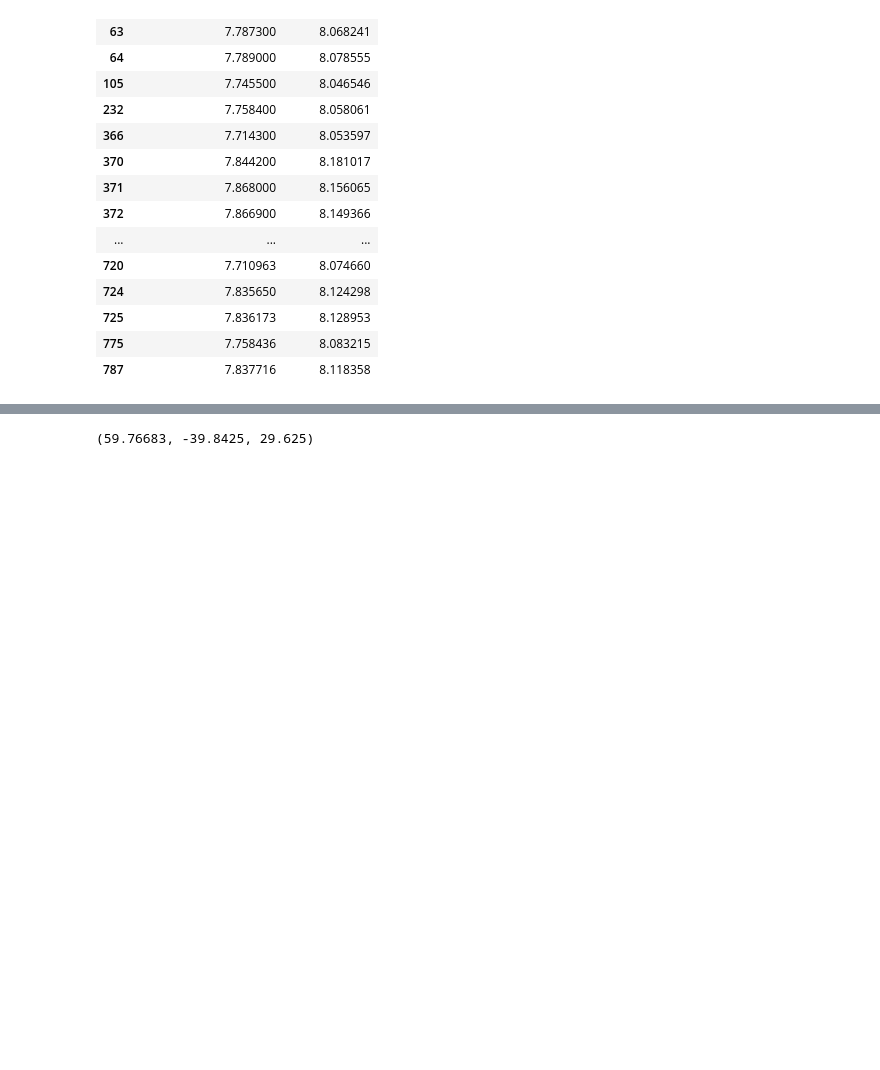
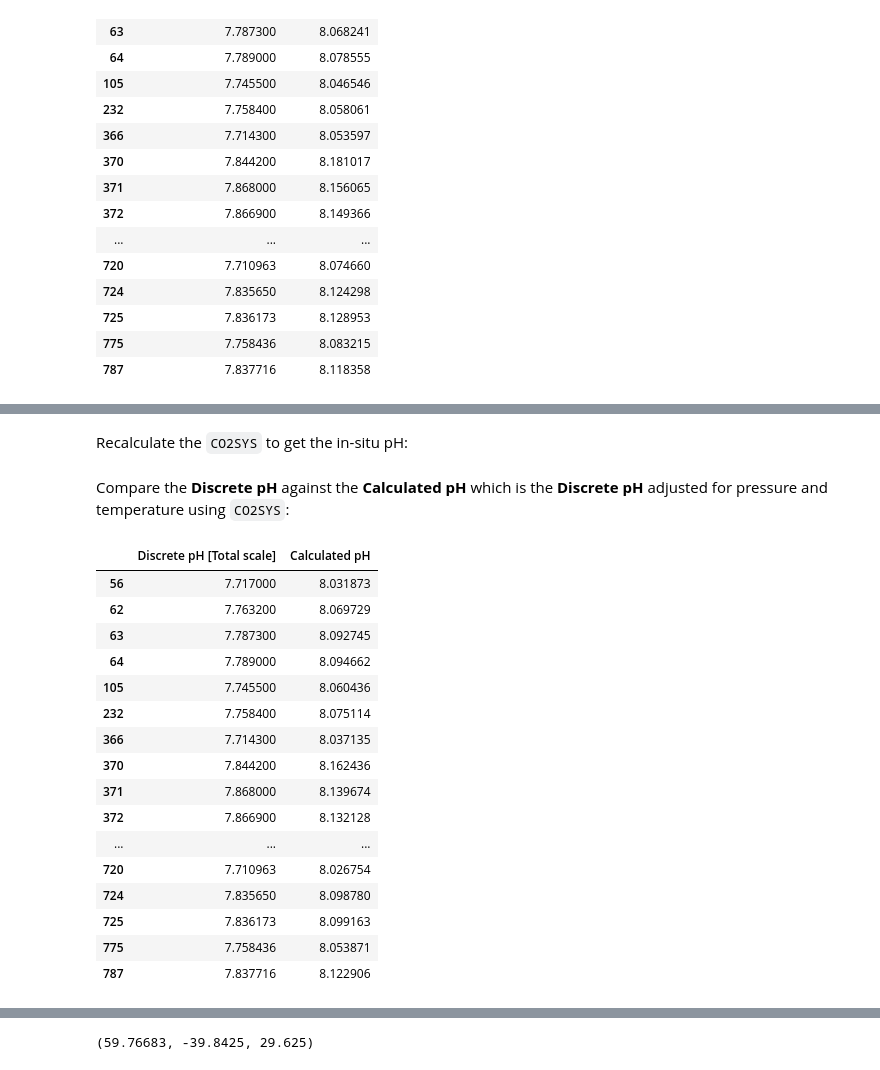
Before and after one commit to reedan88/OCB-BGC_Carbonate_Working_Group, a Jupyter notebook: scripts/PHSEN.ipynb, the cells around one changed output, grey strips where cells are left out. Drawn from its saved outputs; the diff is of its cells as text; code cells hidden in the pictures; blank space fills up the shorter version.

````diff
--- a/scripts/PHSEN.ipynb
+++ b/scripts/PHSEN.ipynb
@@ -535,0 +578,2 @@ bottle_data[["Discrete pH [Total scale]","Calculated pH"]].dropna()
+# %% [markdown]
+Recalculate the ```CO2SYS``` to get the in-situ pH:
@@ -535,0 +585,22 @@ bottle_data[["Discrete pH [Total scale]","Calculated pH"]].dropna()
+# %% [markdown]
+Compare the **Discrete pH** against the **Calculated pH** which is the **Discrete pH** adjusted for pressure and temperature using ```CO2SYS```:
+# %%
+bottle_data[["Discrete pH [Total scale]","Calculated pH"]].dropna()
+# %% [output]
+|  | Discrete pH [Total scale] | Calculated pH |
+| 56 | 7.717000 | 8.031873 |
+| 62 | 7.763200 | 8.069729 |
+| 63 | 7.787300 | 8.092745 |
+| 64 | 7.789000 | 8.094662 |
+| 105 | 7.745500 | 8.060436 |
+| 232 | 7.758400 | 8.075114 |
+| 366 | 7.714300 | 8.037135 |
+| 370 | 7.844200 | 8.162436 |
+| 371 | 7.868000 | 8.139674 |
+| 372 | 7.866900 | 8.132128 |
+| ... | ... | ... |
+| 720 | 7.710963 | 8.026754 |
+| 724 | 7.835650 | 8.098780 |
+| 725 | 7.836173 | 8.099163 |
+| 775 | 7.758436 | 8.053871 |
+| 787 | 7.837716 | 8.122906 |
````
Also changed, not shown: parts of 38 cells of this notebook.
